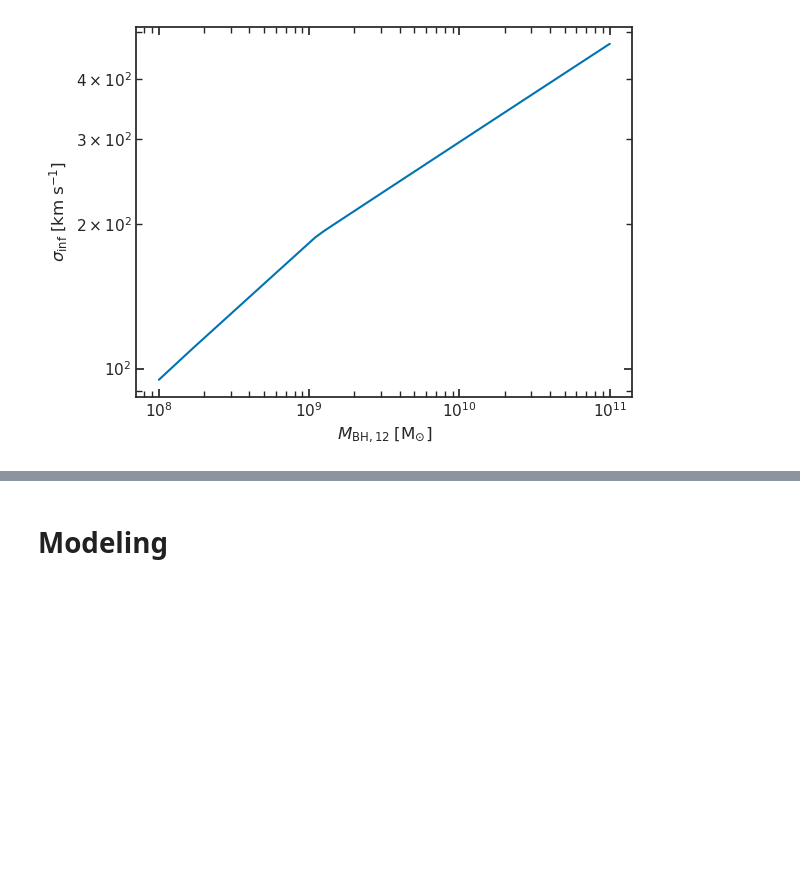
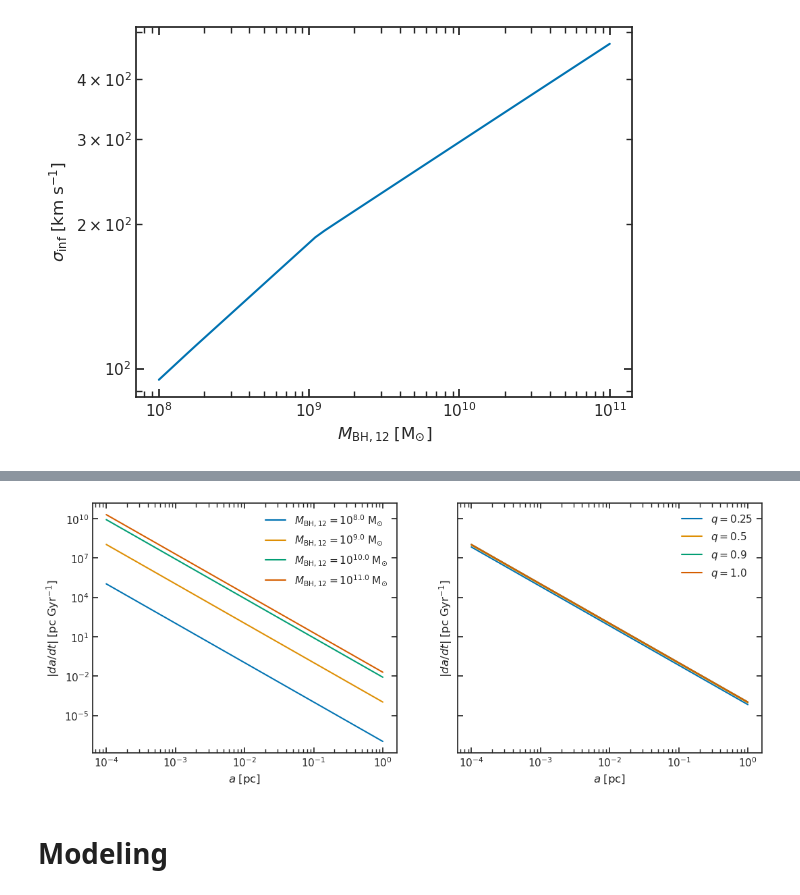
Before and after one commit to jacaseyclyde/oddAGN, a Jupyter notebook: notebooks/3-modeling/3.01-jacc-residence-timescales.ipynb, the cells around one changed output, grey strips where cells are left out. Saved outputs shown, nothing was run; the diff lists cells and outputs as text; code cells hidden in the pictures; blank space fills up the shorter version.

```diff
--- a/notebooks/3-modeling/3.01-jacc-residence-timescales.ipynb
+++ b/notebooks/3-modeling/3.01-jacc-residence-timescales.ipynb
@@ -817,3 +945,41 @@ plt.show()
+# %%
+# plot the separation evolution rate for different SMBH masses and mass ratios
+fig, ax = plt.subplots(ncols=2, figsize=[2*FW, FH], sharey=True)
+
+for i, m12 in enumerate(mbh12):
+    log10_mbh = np.log10(m12)
+    log10_mbulge = log_mbulge_log_mbh_scaling(np.log10(m12), alpha=alpha_kh13, beta=beta_kh13)
+    log10_mstellar = log_mstellar_log_mbulge_scaling(log10_mbulge)
+    mstellar = np.power(10, log10_mstellar)
+    da_dt = da_dt_gw(a_gw_plot, m12, q=1)
+
+    ax[0].plot(a_gw_plot, np.abs(da_dt), color=cs[i],
+               label=f"$M_{{\mathrm{{BH}}, 12}} = 10^{{{np.log10(m12)}}} \; \mathrm{{M}}_{{\odot}}$")
+
+ax[0].set_xlabel(r"$a \; [\mathrm{pc}]$")
+ax[0].set_xscale("log")
+ax[0].set_ylabel(r"$|da / dt| \; [\mathrm{pc} \; \mathrm{Gyr}^{-1}]$")
+
+for i, q in enumerate(mratq):
+    mbh = 1e9
+    log10_mbh = np.log10(mbh)
+    log10_mbulge = log_mbulge_log_mbh_scaling(np.log10(m12), alpha=alpha_kh13, beta=beta_kh13)
+    log10_mstellar = log_mstellar_log_mbulge_scaling(log10_mbulge)
+    mstellar = np.power(10, log10_mstellar)
+    da_dt = da_dt_gw(a_gw_plot, mbh, q)
+
+    ax[1].plot(a_gw_plot, np.abs(da_dt), color=cs[i], label=f"$q = {q}$")
+
+ax[1].set_xlabel(r"$a \; [\mathrm{pc}]$")
+ax[1].set_xscale("log")
+ax[1].set_ylabel(r"$|da / dt| \; [\mathrm{pc} \; \mathrm{Gyr}^{-1}]$")
+ax[1].set_yscale("log")
+
+ax[0].legend()
+ax[1].legend()
+plt.show()
+# %% [output]
+[figure, added]
 # %% [markdown]
 # Modeling
 # %% [markdown]
```
Also changed, not shown: parts of 7 cells of this notebook, 1 other file.
